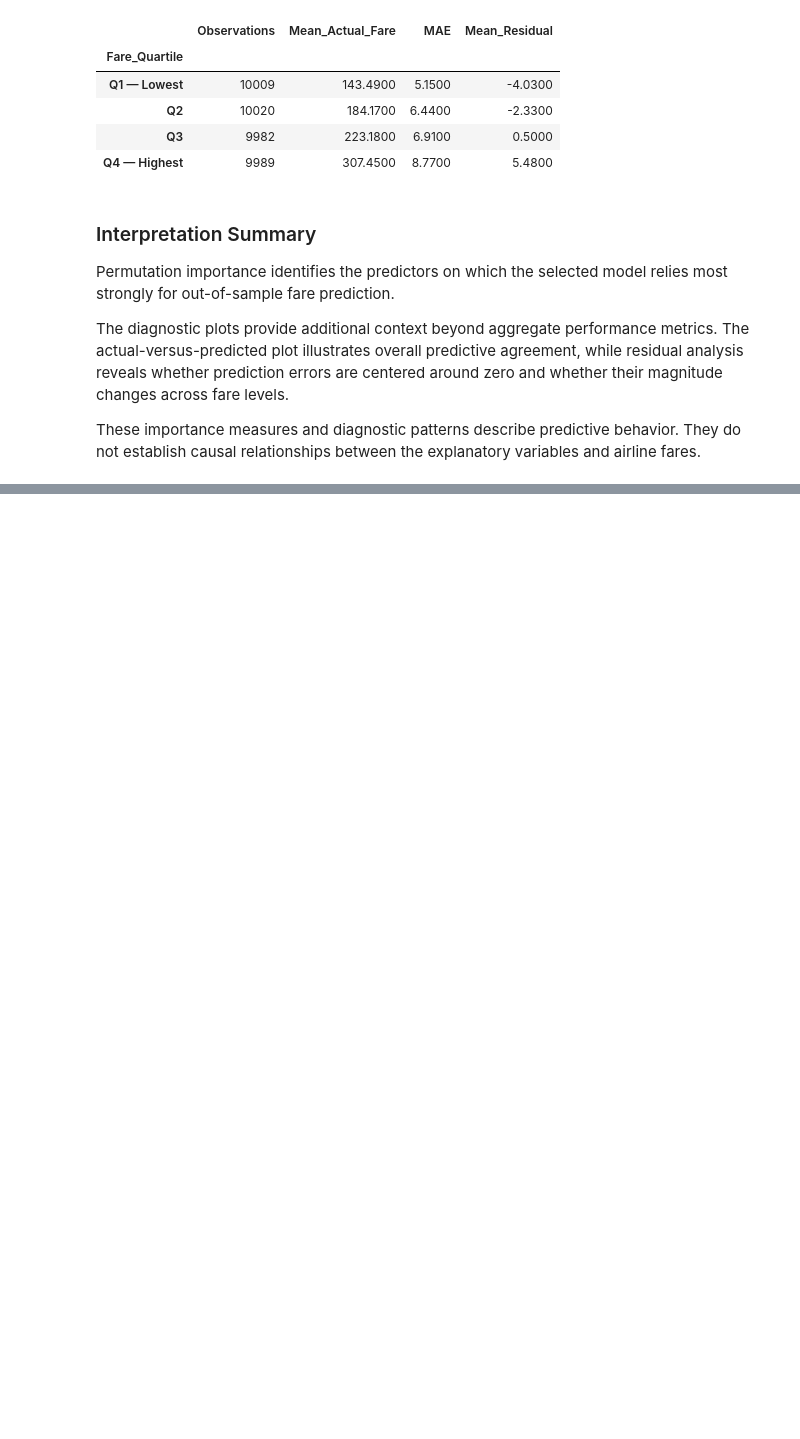
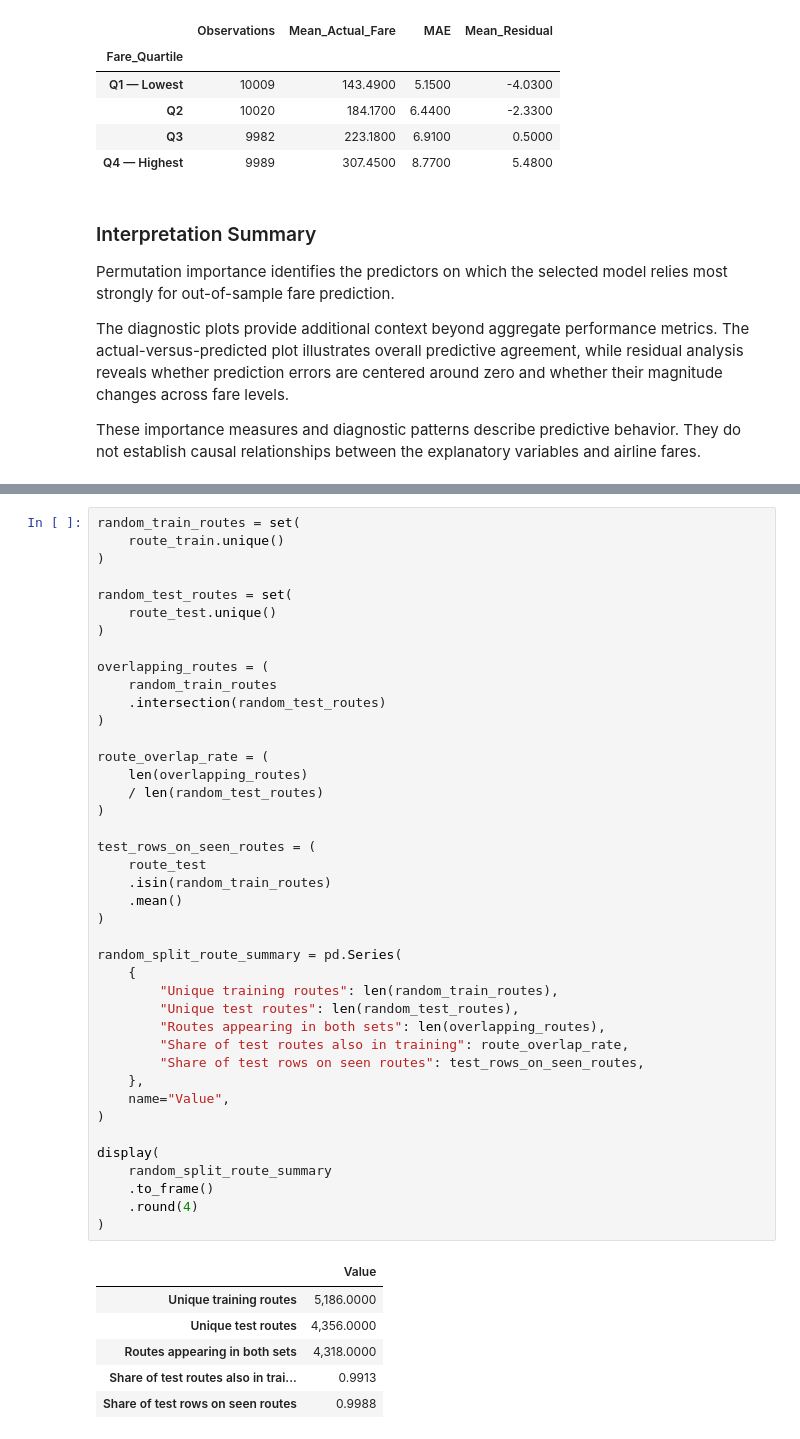
Before and after one commit to eldarhasanly/analysis-of-factors-influencing-airline-ticket-prices-using-statistical-and-machine-learning-methods, a Jupyter notebook: notebooks/airline_fare_analysis.ipynb, the cells around one changed output, grey strips where cells are left out. Cells and saved outputs as stored; diff of their text form; blank space fills up the shorter version.

```diff
--- a/notebooks/airline_fare_analysis.ipynb
+++ b/notebooks/airline_fare_analysis.ipynb
@@ -1679,0 +1690,48 @@ These importance measures and diagnostic patterns describe predictive behavior.
+# %%
+random_train_routes = set(
+    route_train.unique()
+)
+
+random_test_routes = set(
+    route_test.unique()
+)
+
+overlapping_routes = (
+    random_train_routes
+    .intersection(random_test_routes)
+)
+
+route_overlap_rate = (
+    len(overlapping_routes)
+    / len(random_test_routes)
+)
+
+test_rows_on_seen_routes = (
+    route_test
+    .isin(random_train_routes)
+    .mean()
+)
+
+random_split_route_summary = pd.Series(
+    {
+        "Unique training routes": len(random_train_routes),
+        "Unique test routes": len(random_test_routes),
+        "Routes appearing in both sets": len(overlapping_routes),
+        "Share of test routes also in training": route_overlap_rate,
+        "Share of test rows on seen routes": test_rows_on_seen_routes,
+    },
+    name="Value",
+)
+
+display(
+    random_split_route_summary
+    .to_frame()
+    .round(4)
+)
+# %% [output]
+|  | Value |
+| Unique training routes | 5,186.0000 |
+| Unique test routes | 4,356.0000 |
+| Routes appearing in both sets | 4,318.0000 |
+| Share of test routes also in trai... | 0.9913 |
+| Share of test rows on seen routes | 0.9988 |
```
Also changed, not shown: parts of 18 cells of this notebook.
